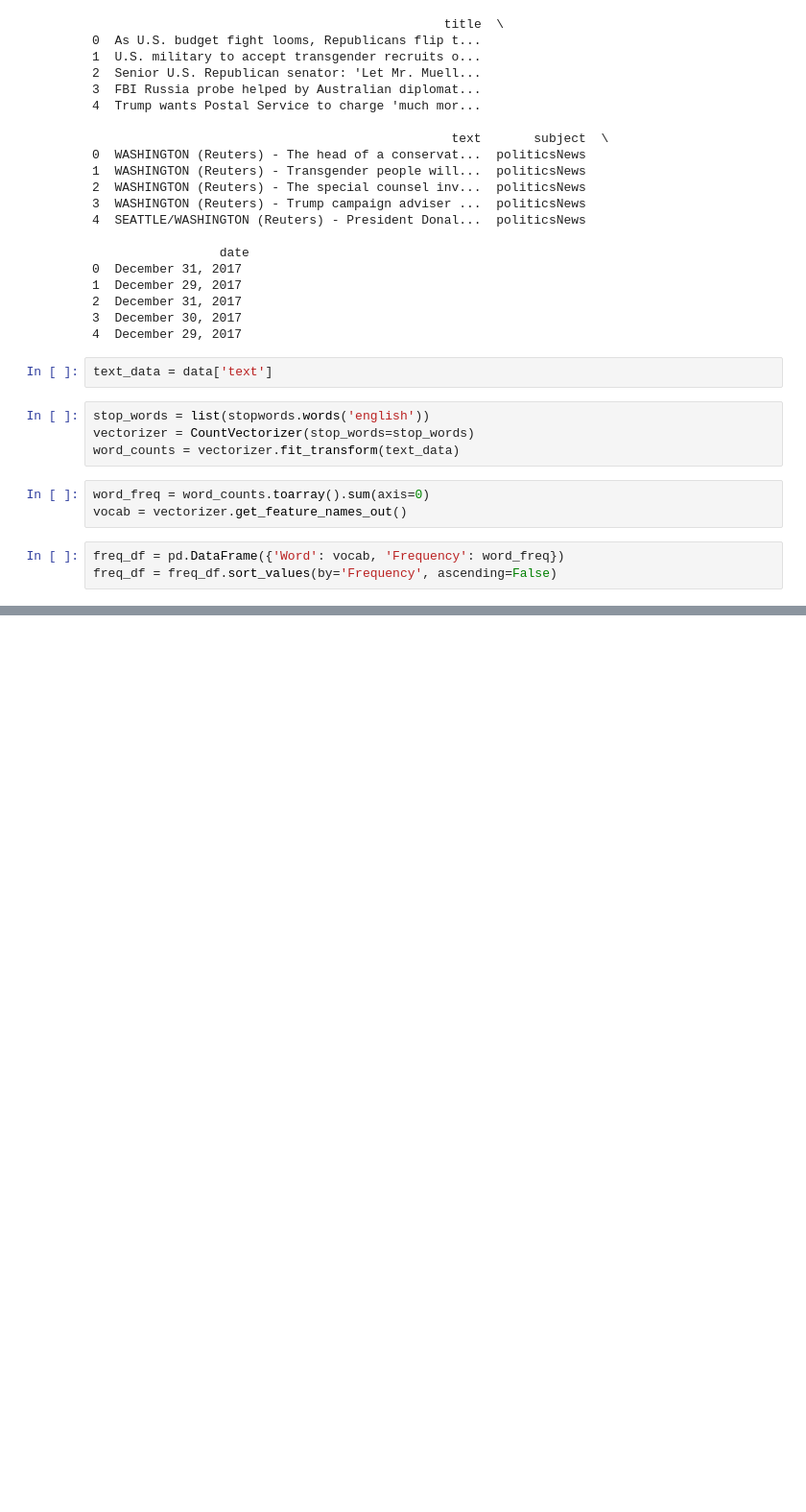
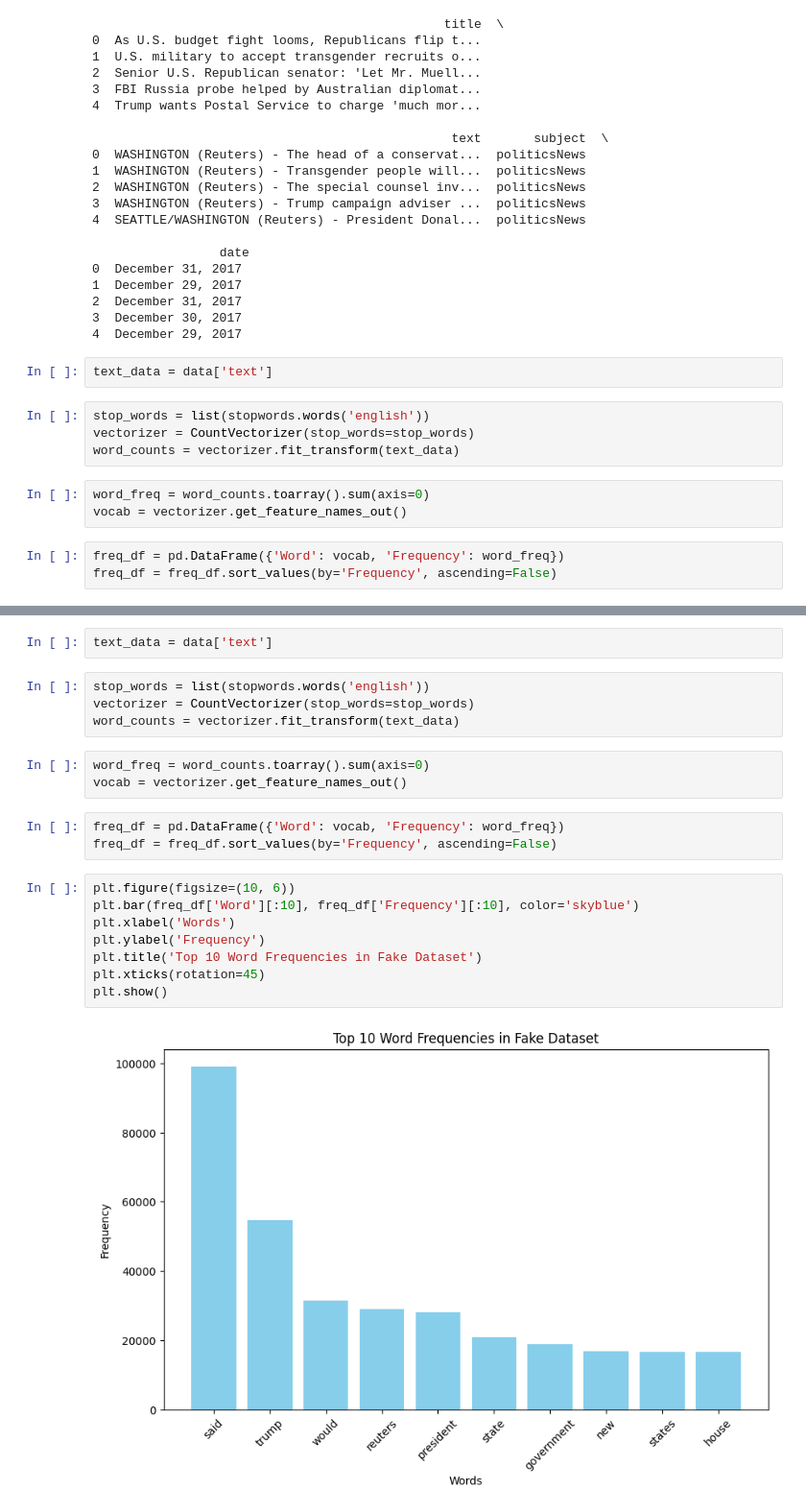
Before and after one commit to saadkarim754/Fake_News_classification, a Jupyter notebook: DATASETTREANDS.ipynb, the cells around one changed output, grey strips where cells are left out. Shown at 96% size. Cells and saved outputs as stored; diff of their text form; blank space fills up the shorter version.

```diff
--- a/DATASETTREANDS.ipynb
+++ b/DATASETTREANDS.ipynb
@@ -82,0 +109,22 @@ plt.show()
+# %%
+text_data = data['text']
+# %%
+stop_words = list(stopwords.words('english'))
+vectorizer = CountVectorizer(stop_words=stop_words)
+word_counts = vectorizer.fit_transform(text_data)
+# %%
+word_freq = word_counts.toarray().sum(axis=0)
+vocab = vectorizer.get_feature_names_out()
+# %%
+freq_df = pd.DataFrame({'Word': vocab, 'Frequency': word_freq})
+freq_df = freq_df.sort_values(by='Frequency', ascending=False)
+# %%
+plt.figure(figsize=(10, 6))
+plt.bar(freq_df['Word'][:10], freq_df['Frequency'][:10], color='skyblue')
+plt.xlabel('Words')
+plt.ylabel('Frequency')
+plt.title('Top 10 Word Frequencies in Fake Dataset')
+plt.xticks(rotation=45)
+plt.show()
+# %% [output]
+[figure, added]
```
Also changed, not shown: parts of 5 cells of this notebook.
